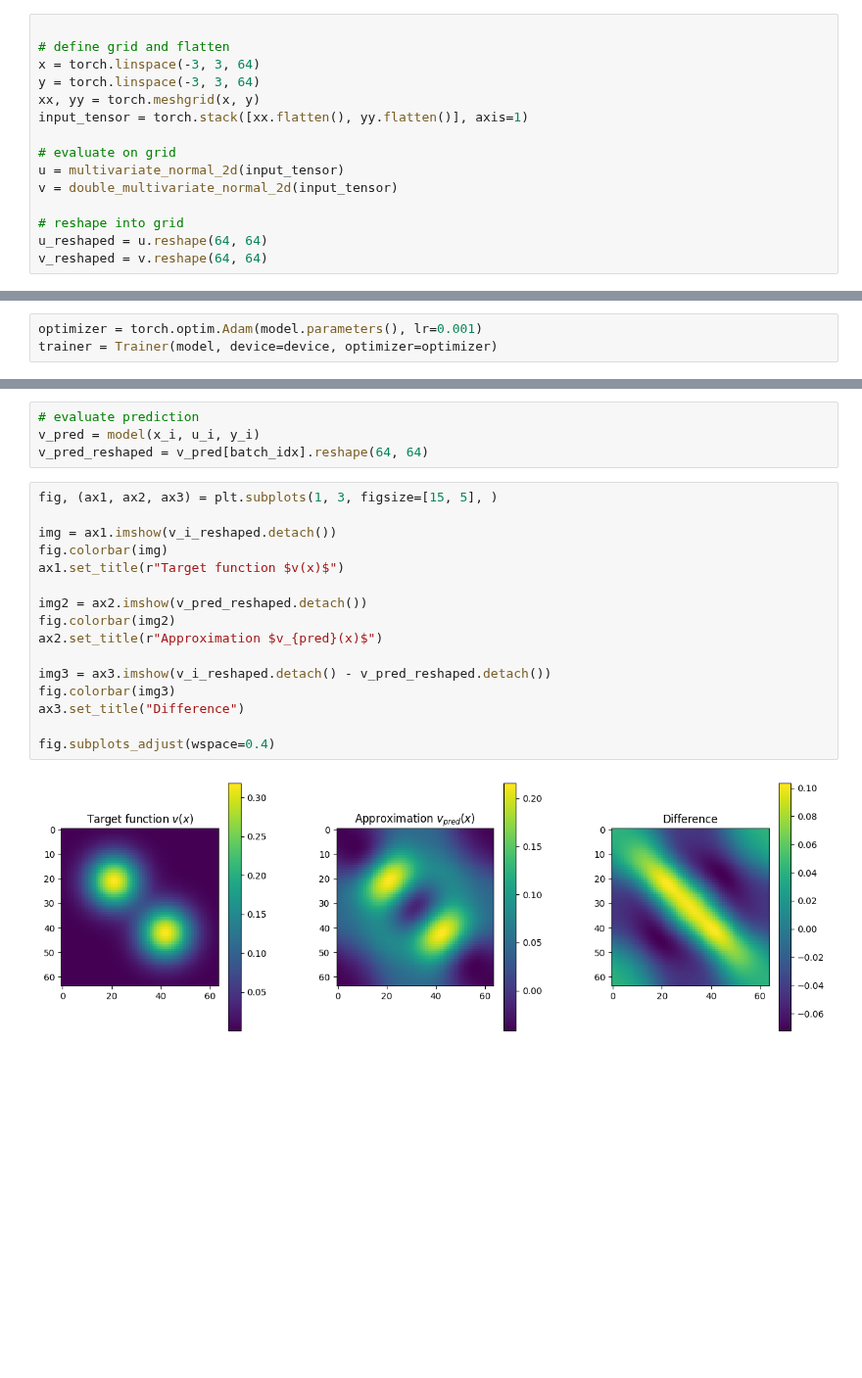
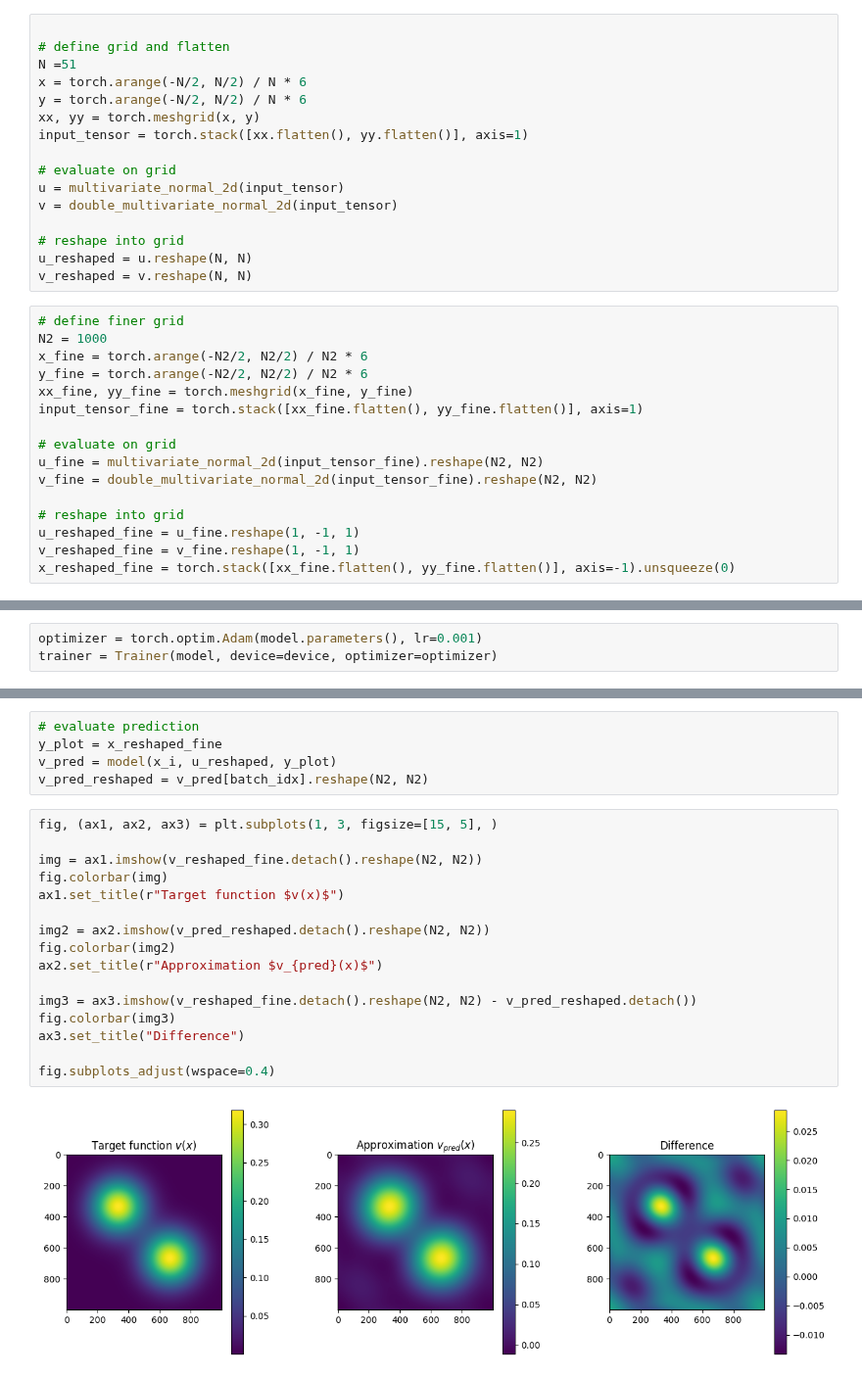
Before and after one commit to aai-institute/continuiti, a Jupyter notebook: examples/fourierneuraloperator.ipynb, the cells around one changed output, grey strips where cells are left out. Shown at 98% size. Cells and saved outputs as stored; diff of their text form; blank space fills up the shorter version.

```diff
--- a/examples/fourierneuraloperator.ipynb
+++ b/examples/fourierneuraloperator.ipynb
@@ -232,8 +216,9 @@ def double_multivariate_normal_2d(input_tensor: torch.Tensor) -> torch.Tensor:
 # %%
 
 # define grid and flatten
-x = torch.linspace(-3, 3, 64)
-y = torch.linspace(-3, 3, 64)
+N =51
+x = torch.arange(-N/2, N/2) / N * 6
+y = torch.arange(-N/2, N/2) / N * 6
 xx, yy = torch.meshgrid(x, y)
 input_tensor = torch.stack([xx.flatten(), yy.flatten()], axis=1)
 
@@ -242,6 +227,22 @@ u = multivariate_normal_2d(input_tensor)
 v = double_multivariate_normal_2d(input_tensor)
 
 # reshape into grid
-u_reshaped = u.reshape(64, 64)
-v_reshaped = v.reshape(64, 64)
+u_reshaped = u.reshape(N, N)
+v_reshaped = v.reshape(N, N)
+# %%
+# define finer grid
+N2 = 1000
+x_fine = torch.arange(-N2/2, N2/2) / N2 * 6
+y_fine = torch.arange(-N2/2, N2/2) / N2 * 6
+xx_fine, yy_fine = torch.meshgrid(x_fine, y_fine)
+input_tensor_fine = torch.stack([xx_fine.flatten(), yy_fine.flatten()], axis=1)
+
+# evaluate on grid
+u_fine = multivariate_normal_2d(input_tensor_fine).reshape(N2, N2)
+v_fine = double_multivariate_normal_2d(input_tensor_fine).reshape(N2, N2)
+
+# reshape into grid
+u_reshaped_fine = u_fine.reshape(1, -1, 1)
+v_reshaped_fine = v_fine.reshape(1, -1, 1)
+x_reshaped_fine = torch.stack([xx_fine.flatten(), yy_fine.flatten()], axis=-1).unsqueeze(0)
 # %%
@@ -309,22 +311,23 @@ Epoch 10000:  loss/train = 2.3279e-03  (0.000249 s/epoch)
 # %%
 # evaluate prediction
-v_pred = model(x_i, u_i, y_i)
-v_pred_reshaped = v_pred[batch_idx].reshape(64, 64)
+y_plot = x_reshaped_fine
+v_pred = model(x_i, u_reshaped, y_plot)
+v_pred_reshaped = v_pred[batch_idx].reshape(N2, N2)
 # %%
 fig, (ax1, ax2, ax3) = plt.subplots(1, 3, figsize=[15, 5], )
 
-img = ax1.imshow(v_i_reshaped.detach())
+img = ax1.imshow(v_reshaped_fine.detach().reshape(N2, N2))
 fig.colorbar(img)
 ax1.set_title(r"Target function $v(x)$")
 
-img2 = ax2.imshow(v_pred_reshaped.detach())
+img2 = ax2.imshow(v_pred_reshaped.detach().reshape(N2, N2))
 fig.colorbar(img2)
 ax2.set_title(r"Approximation $v_{pred}(x)$")
 
-img3 = ax3.imshow(v_i_reshaped.detach() - v_pred_reshaped.detach())
+img3 = ax3.imshow(v_reshaped_fine.detach().reshape(N2, N2) - v_pred_reshaped.detach())
 fig.colorbar(img3)
 ax3.set_title("Difference")
 
 fig.subplots_adjust(wspace=0.4)
 # %% [output]
-[figure, old version]
+[figure, new version]
```
Also changed, not shown: parts of 30 cells of this notebook.
